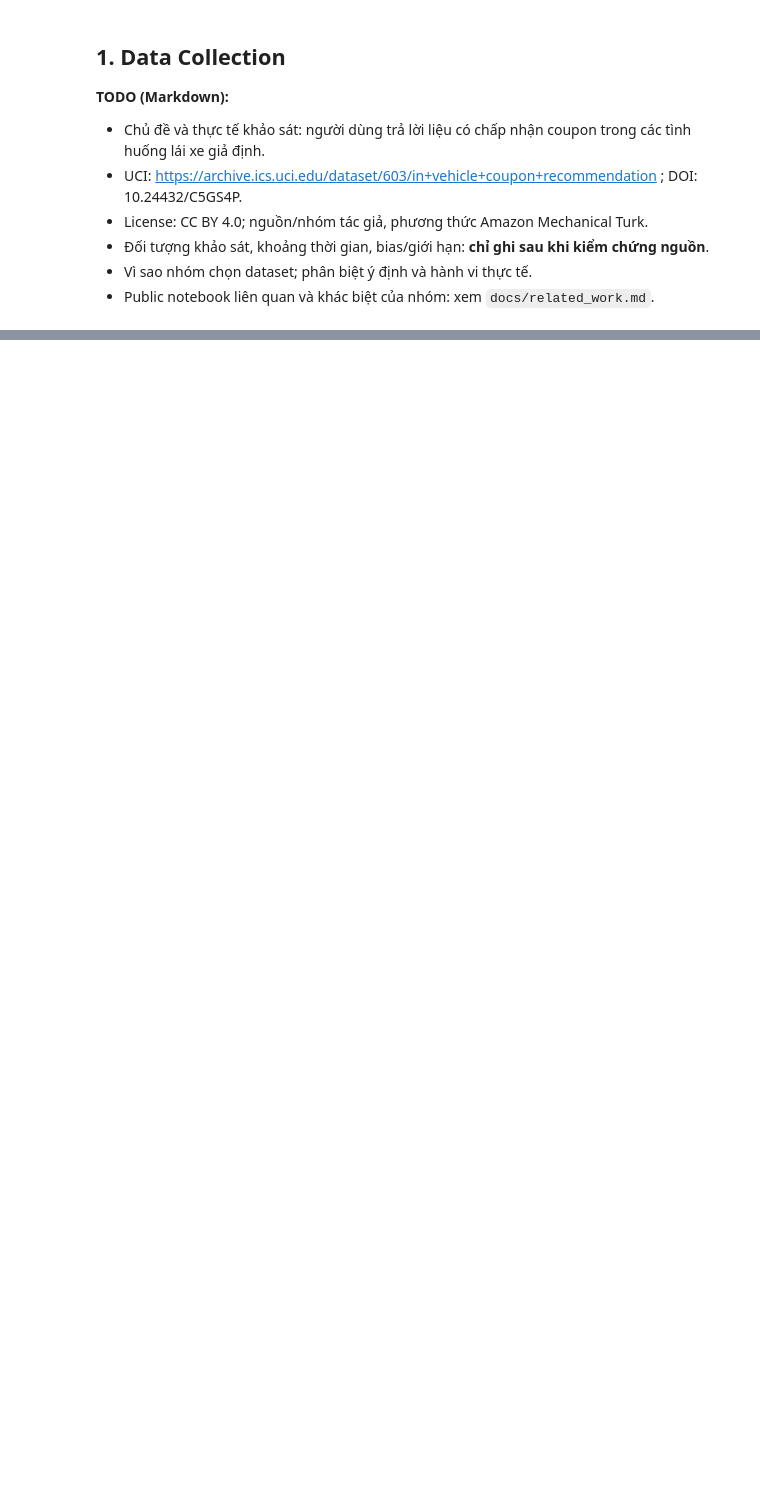
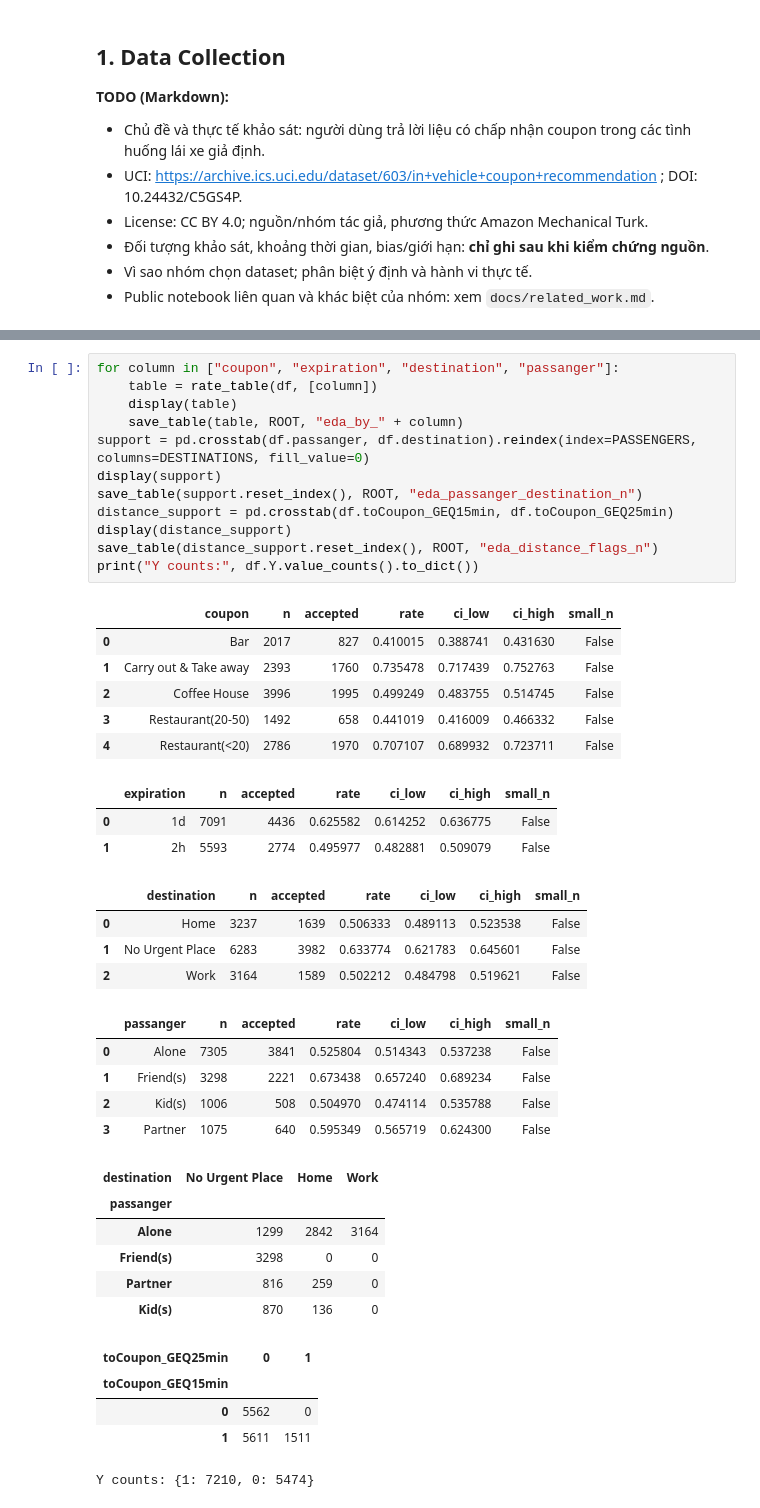
Before and after one commit to TrNhDuong/in-vehicle-coupon-analysis, a Jupyter notebook: notebooks/01_collection_exploration.ipynb, the cells around one changed output, grey strips where cells are left out. Saved outputs shown, nothing was run; the diff lists cells and outputs as text; blank space fills up the shorter version.

```diff
--- a/notebooks/01_collection_exploration.ipynb
+++ b/notebooks/01_collection_exploration.ipynb
@@ -72,0 +290,42 @@ display(missing_table(df))
+# %%
+for column in ["coupon", "expiration", "destination", "passanger"]:
+    table = rate_table(df, [column])
+    display(table)
+    save_table(table, ROOT, "eda_by_" + column)
+support = pd.crosstab(df.passanger, df.destination).reindex(index=PASSENGERS, columns=DESTINATIONS, fill_value=0)
+display(support)
+save_table(support.reset_index(), ROOT, "eda_passanger_destination_n")
+distance_support = pd.crosstab(df.toCoupon_GEQ15min, df.toCoupon_GEQ25min)
+display(distance_support)
+save_table(distance_support.reset_index(), ROOT, "eda_distance_flags_n")
+print("Y counts:", df.Y.value_counts().to_dict())
+# %% [output]
+|  | coupon | n | accepted | rate | ci_low | ci_high | small_n |
+| 0 | Bar | 2017 | 827 | 0.410015 | 0.388741 | 0.431630 | False |
+| 1 | Carry out & Take away | 2393 | 1760 | 0.735478 | 0.717439 | 0.752763 | False |
+| 2 | Coffee House | 3996 | 1995 | 0.499249 | 0.483755 | 0.514745 | False |
+| 3 | Restaurant(20-50) | 1492 | 658 | 0.441019 | 0.416009 | 0.466332 | False |
+| 4 | Restaurant(<20) | 2786 | 1970 | 0.707107 | 0.689932 | 0.723711 | False |
+|  | expiration | n | accepted | rate | ci_low | ci_high | small_n |
+| 0 | 1d | 7091 | 4436 | 0.625582 | 0.614252 | 0.636775 | False |
+| 1 | 2h | 5593 | 2774 | 0.495977 | 0.482881 | 0.509079 | False |
+|  | destination | n | accepted | rate | ci_low | ci_high | small_n |
+| 0 | Home | 3237 | 1639 | 0.506333 | 0.489113 | 0.523538 | False |
+| 1 | No Urgent Place | 6283 | 3982 | 0.633774 | 0.621783 | 0.645601 | False |
+| 2 | Work | 3164 | 1589 | 0.502212 | 0.484798 | 0.519621 | False |
+|  | passanger | n | accepted | rate | ci_low | ci_high | small_n |
+| 0 | Alone | 7305 | 3841 | 0.525804 | 0.514343 | 0.537238 | False |
+| 1 | Friend(s) | 3298 | 2221 | 0.673438 | 0.657240 | 0.689234 | False |
+| 2 | Kid(s) | 1006 | 508 | 0.504970 | 0.474114 | 0.535788 | False |
+| 3 | Partner | 1075 | 640 | 0.595349 | 0.565719 | 0.624300 | False |
+| destination | No Urgent Place | Home | Work |
+| passanger |  |  |  |
+| Alone | 1299 | 2842 | 3164 |
+| Friend(s) | 3298 | 0 | 0 |
+| Partner | 816 | 259 | 0 |
+| Kid(s) | 870 | 136 | 0 |
+| toCoupon_GEQ25min | 0 | 1 |
+| toCoupon_GEQ15min |  |  |
+| 0 | 5562 | 0 |
+| 1 | 5611 | 1511 |
+Y counts: {1: 7210, 0: 5474}
```
Also changed, not shown: parts of 24 cells of this notebook, 26 other files.
